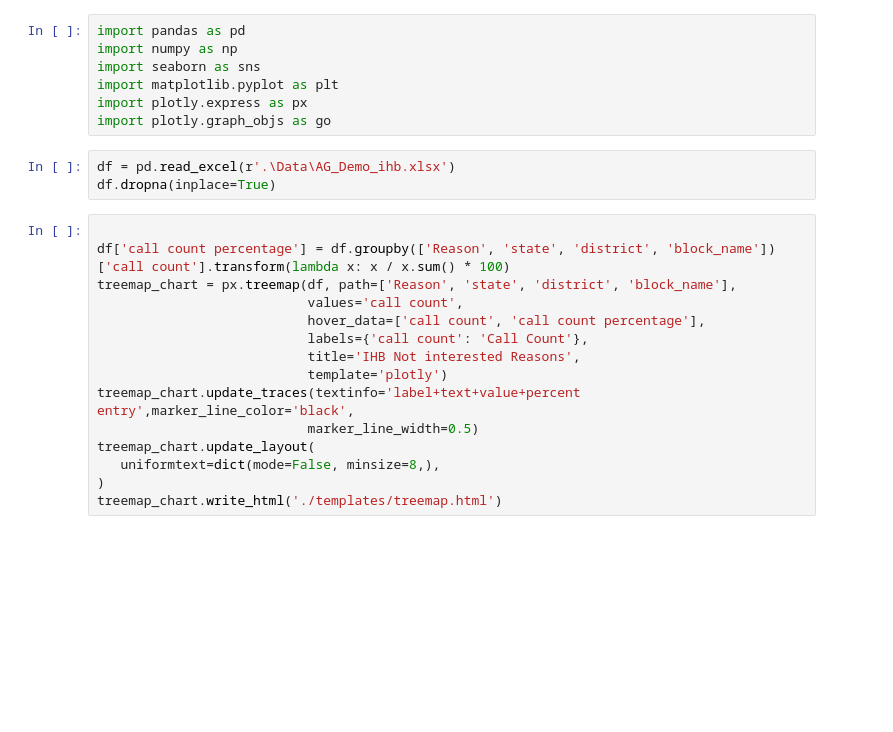
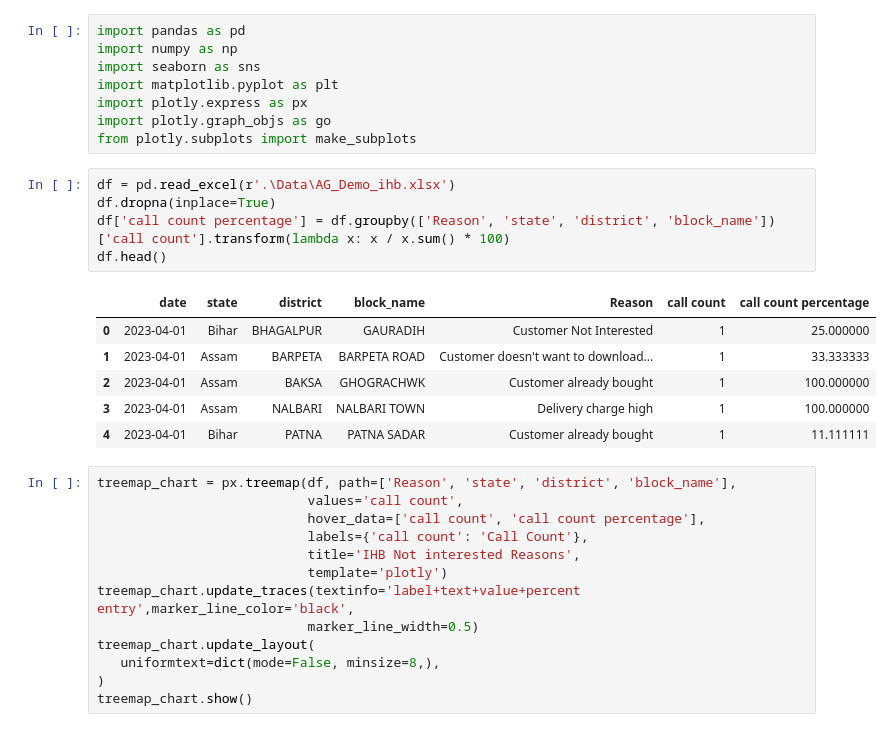
Before and after one commit to Csengupta1101/AG_NI_Reasons, a Jupyter notebook: notebook.ipynb, the cells around one changed output. Cells and saved outputs as stored; diff of their text form; blank space fills up the shorter version.

```diff
--- a/notebook.ipynb
+++ b/notebook.ipynb
@@ -5,12 +5,20 @@ import seaborn as sns
 import matplotlib.pyplot as plt
 import plotly.express as px
 import plotly.graph_objs as go
+from plotly.subplots import make_subplots
 # %%
 df = pd.read_excel(r'.\Data\AG_Demo_ihb.xlsx')
 df.dropna(inplace=True)
+df['call count percentage'] = df.groupby(['Reason', 'state', 'district', 'block_name'])['call count'].transform(lambda x: x / x.sum() * 100)
+df.head()
+# %% [output]
+|  | date | state | district | block_name | Reason | call count | call count percentage |
+| 0 | 2023-04-01 | Bihar | BHAGALPUR | GAURADIH | Customer Not Interested | 1 | 25.000000 |
+| 1 | 2023-04-01 | Assam | BARPETA | BARPETA ROAD | Customer doesn't want to download... | 1 | 33.333333 |
+| 2 | 2023-04-01 | Assam | BAKSA | GHOGRACHWK | Customer already bought | 1 | 100.000000 |
+| 3 | 2023-04-01 | Assam | NALBARI | NALBARI TOWN | Delivery charge high | 1 | 100.000000 |
+| 4 | 2023-04-01 | Bihar | PATNA | PATNA SADAR | Customer already bought | 1 | 11.111111 |
 # %%
-
-df['call count percentage'] = df.groupby(['Reason', 'state', 'district', 'block_name'])['call count'].transform(lambda x: x / x.sum() * 100)
 treemap_chart = px.treemap(df, path=['Reason', 'state', 'district', 'block_name'],
                            values='call count',
                            hover_data=['call count', 'call count percentage'],
@@ -22,4 +30,4 @@ treemap_chart.update_traces(textinfo='label+text+value+percent entry',marker_lin
 treemap_chart.update_layout(
    uniformtext=dict(mode=False, minsize=8,),
 )
-treemap_chart.write_html('./templates/treemap.html')
+treemap_chart.show()
```
Also changed, not shown: parts of 1 cell of this notebook.
